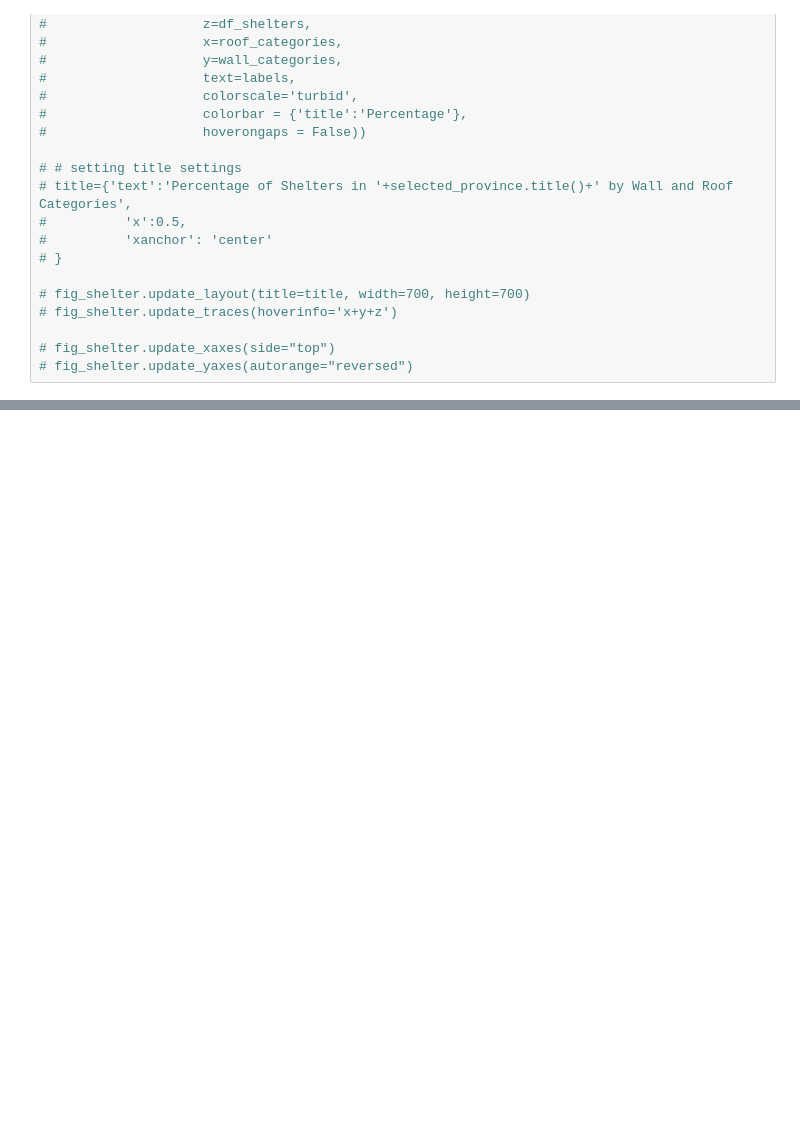
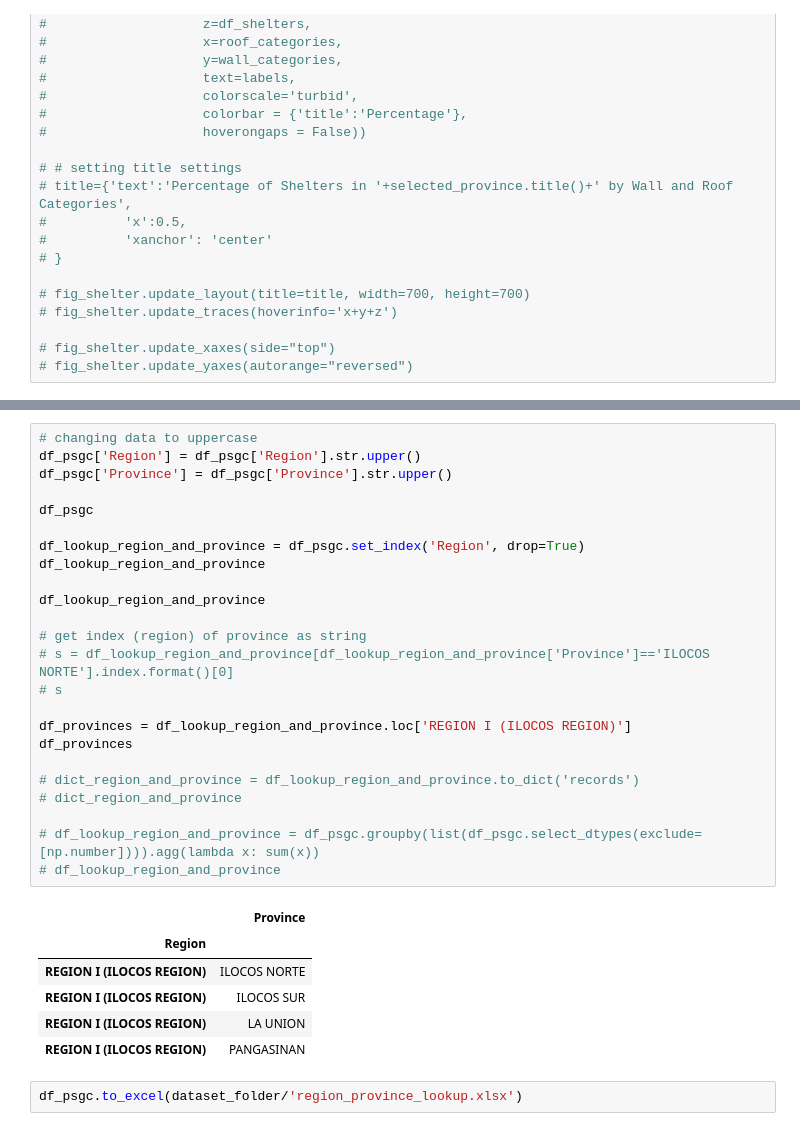
Before and after one commit to ely-ong/Data-Visualization-Project, a Jupyter notebook: Data Processing for Producing Pie Charts and Shelter Heatmap.ipynb, the cells around one changed output, grey strips where cells are left out. Saved outputs shown, nothing was run; the diff lists cells and outputs as text; blank space fills up the shorter version.

```diff
--- a/Data Processing for Producing Pie Charts and Shelter Heatmap.ipynb
+++ b/Data Processing for Producing Pie Charts and Shelter Heatmap.ipynb
@@ -501,0 +523,33 @@ fig_shelter.show()
+# %%
+# changing data to uppercase
+df_psgc['Region'] = df_psgc['Region'].str.upper()
+df_psgc['Province'] = df_psgc['Province'].str.upper()
+
+df_psgc
+
+df_lookup_region_and_province = df_psgc.set_index('Region', drop=True)
+df_lookup_region_and_province
+
+df_lookup_region_and_province
+
+# get index (region) of province as string
+# s = df_lookup_region_and_province[df_lookup_region_and_province['Province']=='ILOCOS NORTE'].index.format()[0]
+# s
+
+df_provinces = df_lookup_region_and_province.loc['REGION I (ILOCOS REGION)']
+df_provinces
+
+# dict_region_and_province = df_lookup_region_and_province.to_dict('records')
+# dict_region_and_province
+
+# df_lookup_region_and_province = df_psgc.groupby(list(df_psgc.select_dtypes(exclude=[np.number]))).agg(lambda x: sum(x))
+# df_lookup_region_and_province
+# %% [output]
+|  | Province |
+| Region |  |
+| REGION I (ILOCOS REGION) | ILOCOS NORTE |
+| REGION I (ILOCOS REGION) | ILOCOS SUR |
+| REGION I (ILOCOS REGION) | LA UNION |
+| REGION I (ILOCOS REGION) | PANGASINAN |
+# %%
+df_psgc.to_excel(dataset_folder/'region_province_lookup.xlsx')
```
Also changed, not shown: parts of 3 cells of this notebook, 2 other files.
